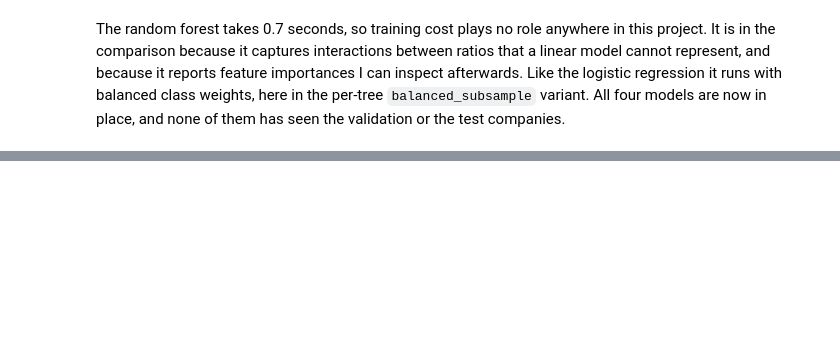
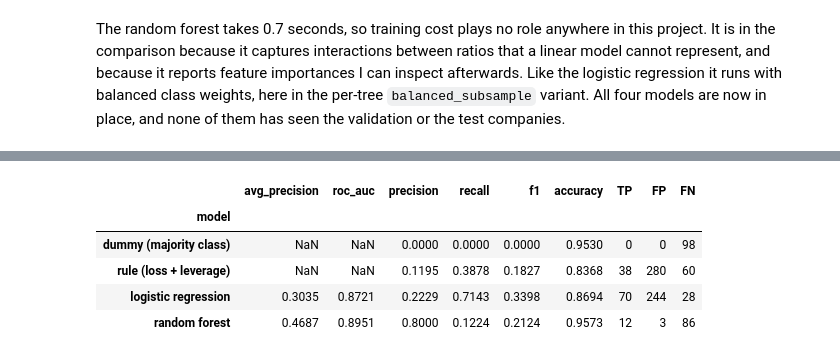
Before and after one commit to mauroreverberi/machine-learning-foundations, a Jupyter notebook: modeling.ipynb, the cells around one changed output, grey strips where cells are left out. Cells and saved outputs as stored; diff of their text form; code cells hidden in the pictures; blank space fills up the shorter version.

```diff
--- a/modeling.ipynb
+++ b/modeling.ipynb
@@ -337,0 +452,43 @@ The random forest takes 0.7 seconds, so training cost plays no role anywhere in
+# %%
+def evaluate_model(name, y_true, y_pred, y_score=None):
+    """Compute one results-table row for a model on one data part.
+
+    y_pred holds the labels at the default threshold, y_score the
+    predicted scores for the bankrupt class. Without scores, average
+    precision and ROC-AUC stay empty.
+    """
+    _, fp, fn, tp = confusion_matrix(y_true, y_pred, labels=[0, 1]).ravel()
+    row = {
+        "model": name,
+        "avg_precision": np.nan,
+        "roc_auc": np.nan,
+        "precision": precision_score(y_true, y_pred, zero_division=0),
+        "recall": recall_score(y_true, y_pred, zero_division=0),
+        "f1": f1_score(y_true, y_pred, zero_division=0),
+        "accuracy": accuracy_score(y_true, y_pred),
+        "TP": tp,
+        "FP": fp,
+        "FN": fn,
+    }
+    if y_score is not None:
+        row["avg_precision"] = average_precision_score(y_true, y_score)
+        row["roc_auc"] = roc_auc_score(y_true, y_score)
+    return row
+# %%
+val_scores_logreg = logreg_model.predict_proba(X_val)[:, 1]
+val_scores_forest = forest_model.predict_proba(X_val)[:, 1]
+
+validation_results = pd.DataFrame([
+    evaluate_model("dummy (majority class)", y_val, dummy_model.predict(X_val)),
+    evaluate_model("rule (loss + leverage)", y_val, rule_predict(X_val)),
+    evaluate_model("logistic regression", y_val, logreg_model.predict(X_val), val_scores_logreg),
+    evaluate_model("random forest", y_val, forest_model.predict(X_val), val_scores_forest),
+]).set_index("model")
+validation_results.round(4)
+# %% [output]
+|  | avg_precision | roc_auc | precision | recall | f1 | accuracy | TP | FP | FN |
+| model |  |  |  |  |  |  |  |  |  |
+| dummy (majority class) | NaN | NaN | 0.0000 | 0.0000 | 0.0000 | 0.9530 | 0 | 0 | 98 |
+| rule (loss + leverage) | NaN | NaN | 0.1195 | 0.3878 | 0.1827 | 0.8368 | 38 | 280 | 60 |
+| logistic regression | 0.3035 | 0.8721 | 0.2229 | 0.7143 | 0.3398 | 0.8694 | 70 | 244 | 28 |
+| random forest | 0.4687 | 0.8951 | 0.8000 | 0.1224 | 0.2124 | 0.9573 | 12 | 3 | 86 |
```
Also changed, not shown: parts of 33 cells of this notebook.
